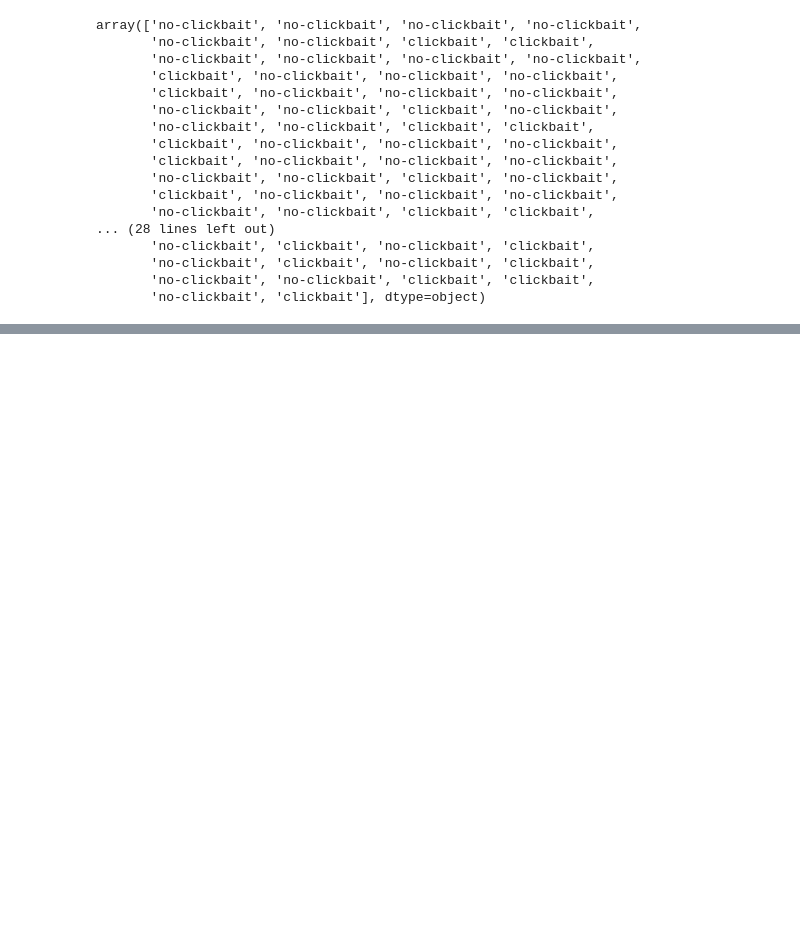
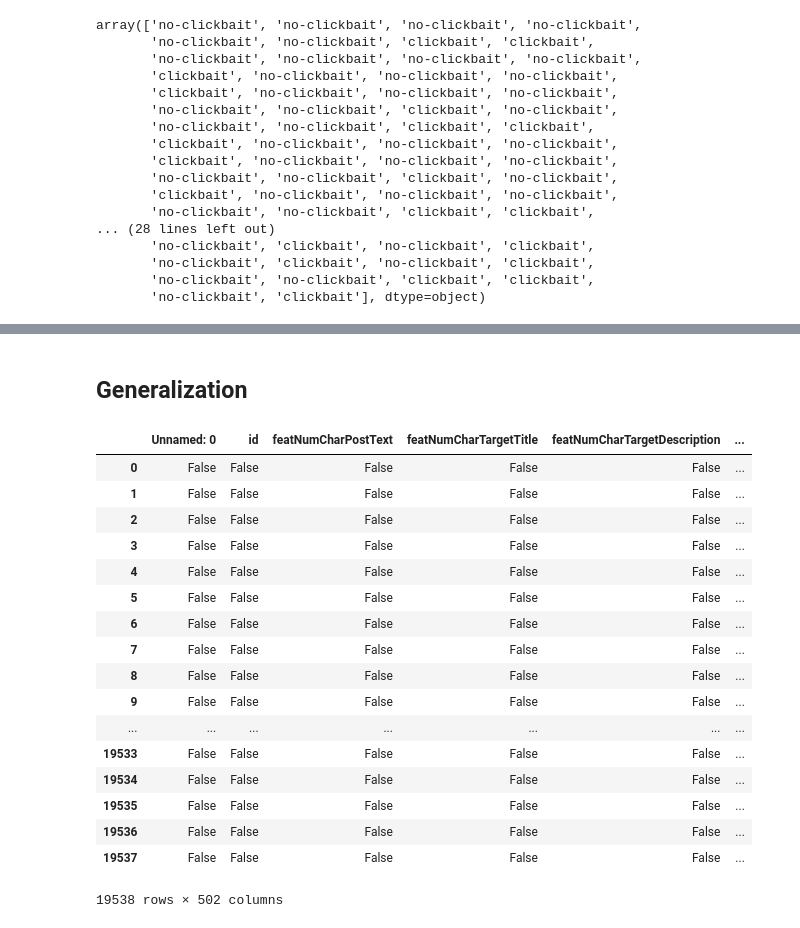
Before and after one commit to chadepl/tudelft-nlp-project, a Jupyter notebook: classification-experiments.ipynb, the cells around one changed output, grey strips where cells are left out. Cells and saved outputs as stored; diff of their text form; code cells hidden in the pictures; blank space fills up the shorter version.

```diff
--- a/classification-experiments.ipynb
+++ b/classification-experiments.ipynb
@@ -679,0 +682,46 @@ errors
+# %% [markdown]
+## Generalization
+# %%
+X_train_large, X_test_large, y_train_large, y_test_large = None,None,None,None
+names = list(data)
+names_large = list(data_large)
+not_in = list(set(names) ^ set(names_large))
+size_set = "large"
+if(size_set == "small"):
+    dataset= "feature_set_small.csv"
+    feature = "labels_set_small.csv"
+else:
+    dataset = "feature_set_large.csv"
+    feature = "labels_set_large.csv"
+
+data_large = pd.read_csv(dataset).fillna(0)
+data_large = data_large[data_large.columns.intersection(names)]
+data_large = pd.concat([data_large,pd.DataFrame(0,index=np.arange(len(data_large)),columns=list(not_in))],axis=1)
+
+labels_large = pd.read_csv(feature)
+labels_large = labels_large[['truthClass','truthMean']]
+X_test_large, y_test_large = data_large.values, labels_large.values[:,0]
+
+ratio = float(np.sum(y_test_large == 'no-clickbait')) / np.sum(y_test_large == 'clickbait')
+classifier_names = ["AdaBoost","XGBoost","Naive Bayes", "KNN"]
+# %%
+data_large.isnull()
+# %% [output]
+|  | Unnamed: 0 | id | featNumCharPostText | featNumCharTargetTitle | featNumCharTargetDescription | ... |
+| 0 | False | False | False | False | False | ... |
+| 1 | False | False | False | False | False | ... |
+| 2 | False | False | False | False | False | ... |
+| 3 | False | False | False | False | False | ... |
+| 4 | False | False | False | False | False | ... |
+| 5 | False | False | False | False | False | ... |
+| 6 | False | False | False | False | False | ... |
+| 7 | False | False | False | False | False | ... |
+| 8 | False | False | False | False | False | ... |
+| 9 | False | False | False | False | False | ... |
+| ... | ... | ... | ... | ... | ... | ... |
+| 19533 | False | False | False | False | False | ... |
+| 19534 | False | False | False | False | False | ... |
+| 19535 | False | False | False | False | False | ... |
+| 19536 | False | False | False | False | False | ... |
+| 19537 | False | False | False | False | False | ... |
+19538 rows × 502 columns
```
Also changed, not shown: parts of 14 cells of this notebook, 1 other file.
